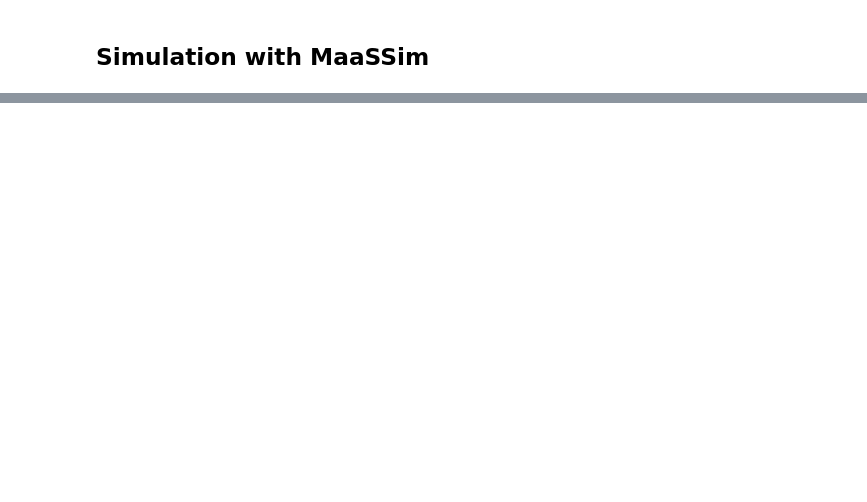
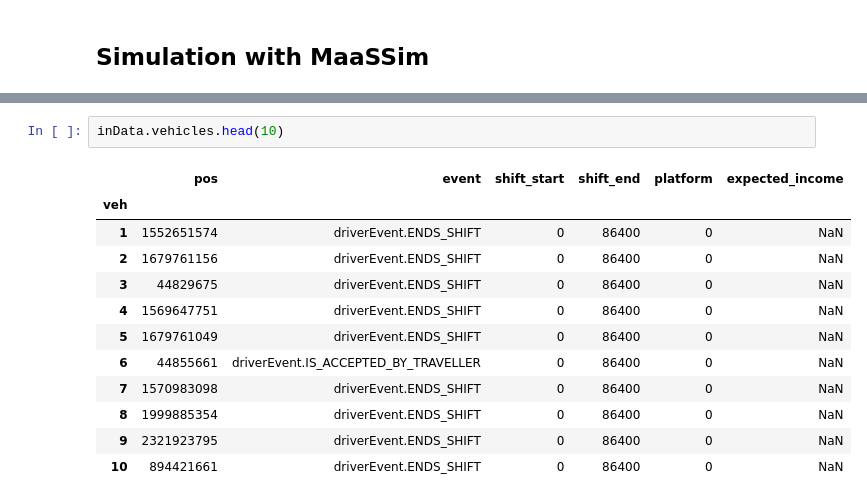
Before and after one commit to RafalKucharskiPK/MaaSSim, a Jupyter notebook: docs/tutorials/Delft_Sim.ipynb, the cells around one changed output, grey strips where cells are left out. Cells and saved outputs as stored; diff of their text form; blank space fills up the shorter version.

Commit message:
Profit of Individual driver

```diff
--- a/docs/tutorials/Delft_Sim.ipynb
+++ b/docs/tutorials/Delft_Sim.ipynb
@@ -144,3 +146,18 @@ reduced by matching to:                   45
+# %%
+inData.vehicles.head(10)
+# %% [output]
+|  | pos | event | shift_start | shift_end | platform | expected_income |
+| veh |  |  |  |  |  |  |
+| 1 | 1552651574 | driverEvent.ENDS_SHIFT | 0 | 86400 | 0 | NaN |
+| 2 | 1679761156 | driverEvent.ENDS_SHIFT | 0 | 86400 | 0 | NaN |
+| 3 | 44829675 | driverEvent.ENDS_SHIFT | 0 | 86400 | 0 | NaN |
+| 4 | 1569647751 | driverEvent.ENDS_SHIFT | 0 | 86400 | 0 | NaN |
+| 5 | 1679761049 | driverEvent.ENDS_SHIFT | 0 | 86400 | 0 | NaN |
+| 6 | 44855661 | driverEvent.IS_ACCEPTED_BY_TRAVELLER | 0 | 86400 | 0 | NaN |
+| 7 | 1570983098 | driverEvent.ENDS_SHIFT | 0 | 86400 | 0 | NaN |
+| 8 | 1999885354 | driverEvent.ENDS_SHIFT | 0 | 86400 | 0 | NaN |
+| 9 | 2321923795 | driverEvent.ENDS_SHIFT | 0 | 86400 | 0 | NaN |
+| 10 | 894421661 | driverEvent.ENDS_SHIFT | 0 | 86400 | 0 | NaN |
 # %%
 pd.DataFrame(sim.vehs[1].myrides)
 # %% [output]
```
Also changed, not shown: parts of 11 cells of this notebook, 4 other files.
